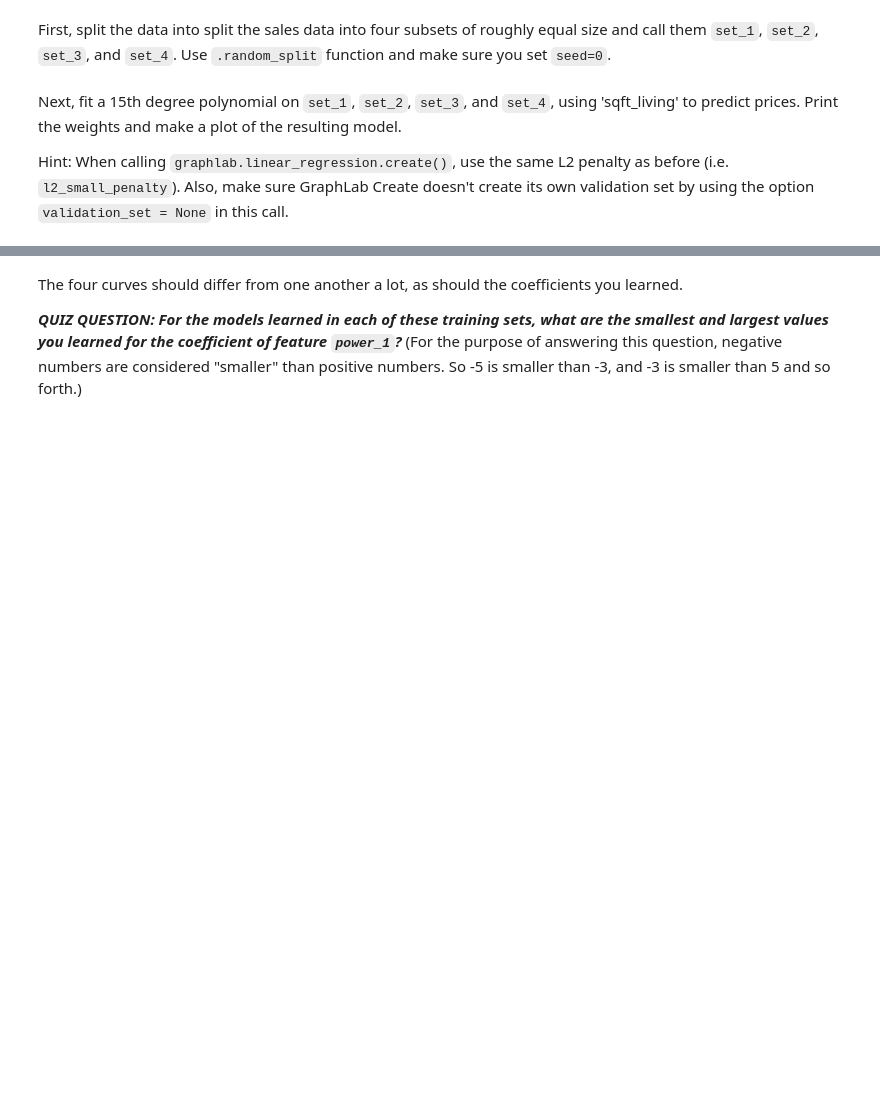
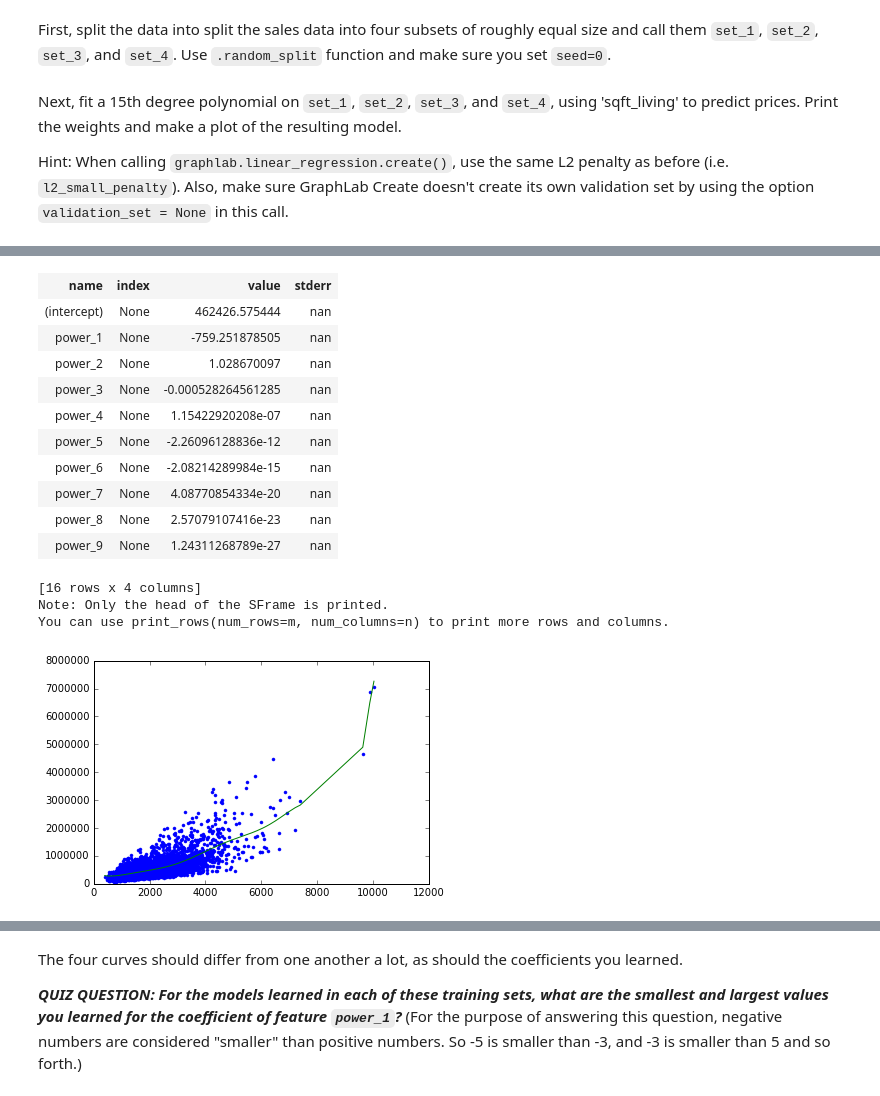
Before and after one commit to chenguanhua/2_Regression_UW_ML, a Jupyter notebook: w4/week-4-ridge-regression-assignment-1-blank.ipynb, the cells around one changed output, grey strips where cells are left out. Drawn from its saved outputs; the diff is of its cells as text; code cells hidden in the pictures; blank space fills up the shorter version.

```diff
--- a/w4/week-4-ridge-regression-assignment-1-blank.ipynb
+++ b/w4/week-4-ridge-regression-assignment-1-blank.ipynb
@@ -77,0 +150,25 @@ Hint: When calling `graphlab.linear_regression.create()`, use the same L2 penalt
+# %%
+set3=polynomial_sframe(set_3['sqft_living'],15)
+set3['price']=set_3['price']
+model_3 = graphlab.linear_regression.create(set3, target='price',
+                                          l2_penalty=l2_small_penalty,l1_penalty=0.,
+                                          validation_set=None,verbose=False)
+plt.plot(set_3['sqft_living'],set_3['price'],'.',
+        set_3['sqft_living'],model_3.predict(set3),'-')
+model_3.get('coefficients')
+# %% [output]
+| name | index | value | stderr |
+| (intercept) | None | 462426.575444 | nan |
+| power_1 | None | -759.251878505 | nan |
+| power_2 | None | 1.028670097 | nan |
+| power_3 | None | -0.000528264561285 | nan |
+| power_4 | None | 1.15422920208e-07 | nan |
+| power_5 | None | -2.26096128836e-12 | nan |
+| power_6 | None | -2.08214289984e-15 | nan |
+| power_7 | None | 4.08770854334e-20 | nan |
+| power_8 | None | 2.57079107416e-23 | nan |
+| power_9 | None | 1.24311268789e-27 | nan |
+[16 rows x 4 columns]
+Note: Only the head of the SFrame is printed.
+You can use print_rows(num_rows=m, num_columns=n) to print more rows and columns.
+[figure, added]
```
Also changed, not shown: parts of 20 cells of this notebook.
